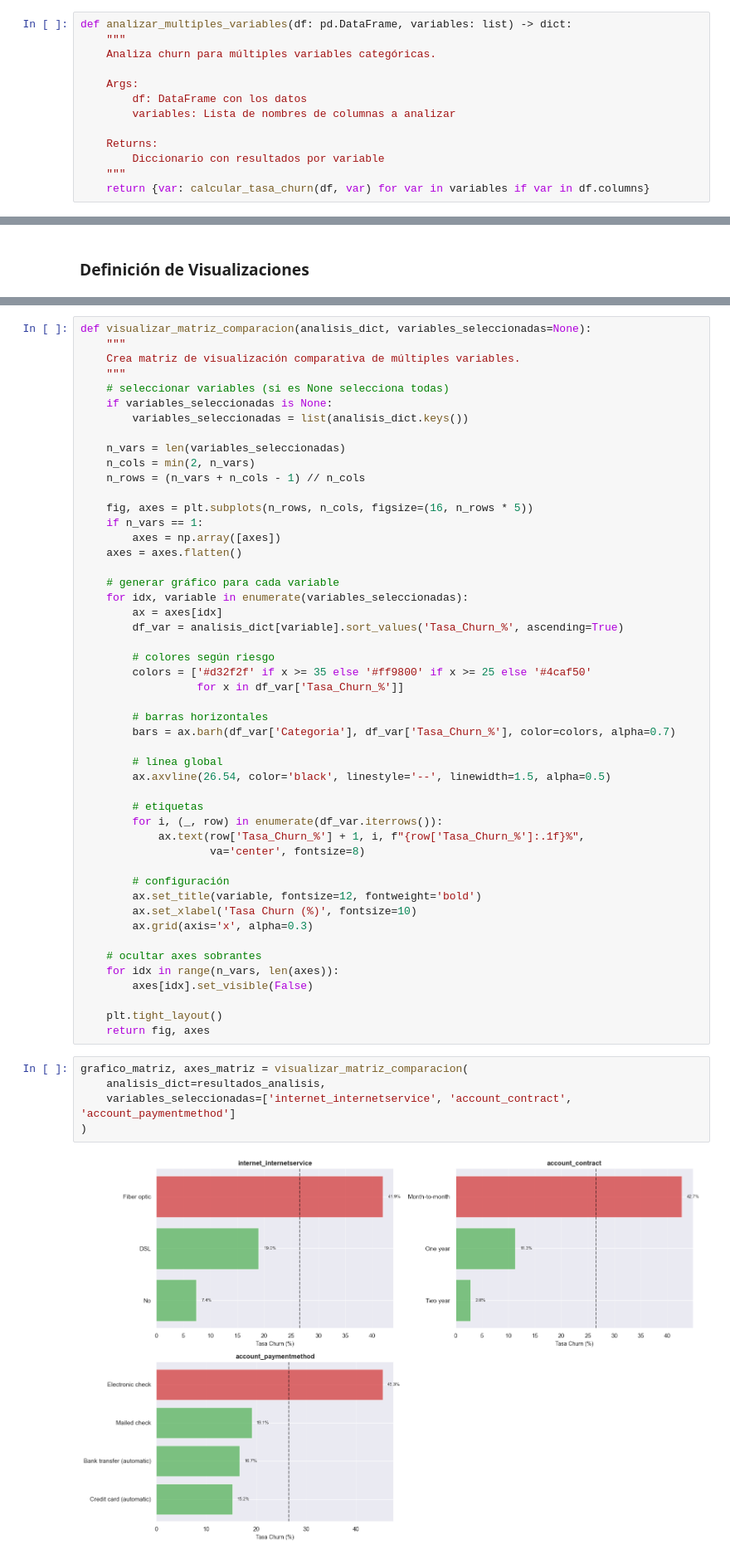
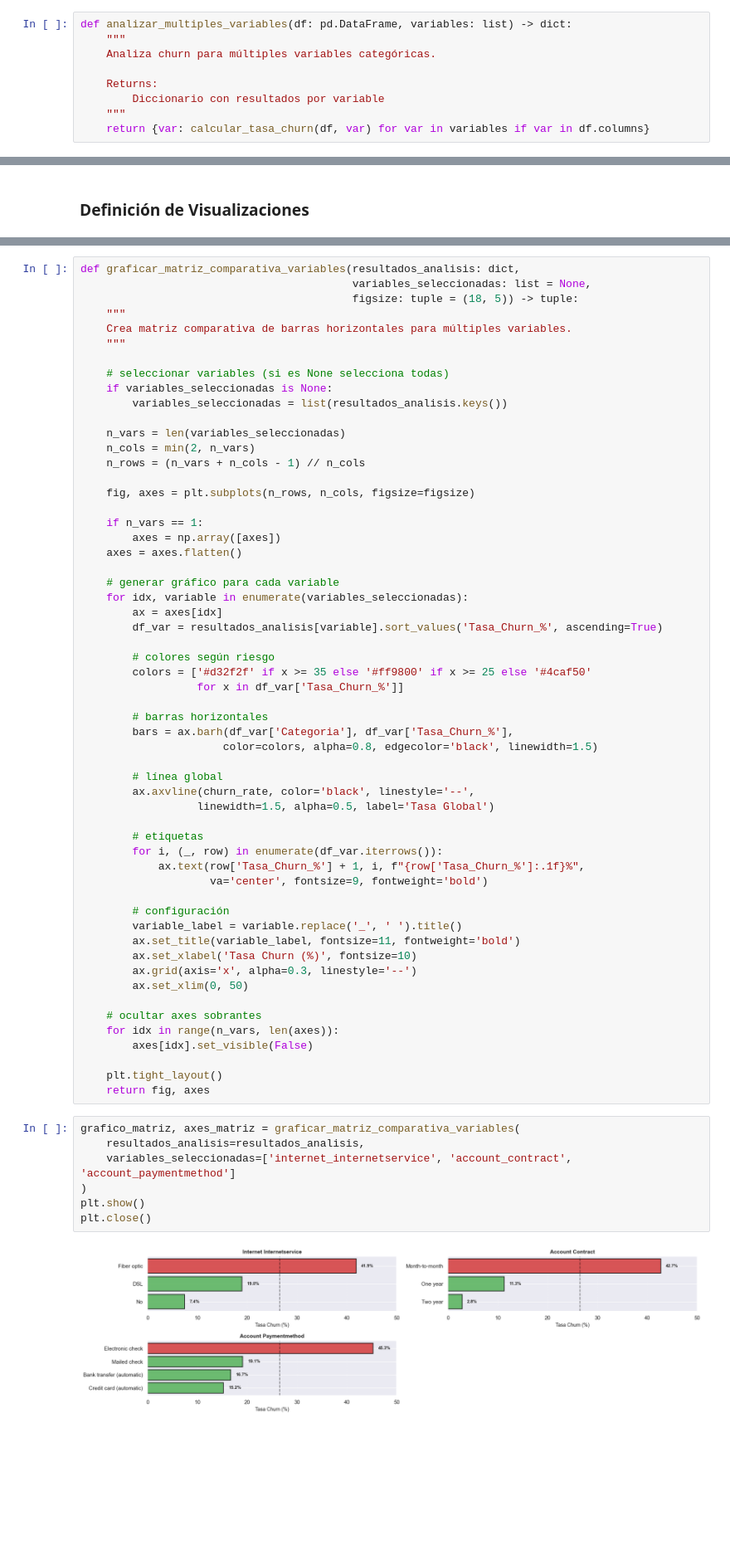
Before and after one commit to marianoInsa/ONE-TelecomX, a Jupyter notebook: Challenge-TelecomX.ipynb, the cells around one changed output, grey strips where cells are left out. Shown at 83% size. Drawn from its saved outputs; the diff is of its cells as text; blank space fills up the shorter version.

```diff
--- a/Challenge-TelecomX.ipynb
+++ b/Challenge-TelecomX.ipynb
@@ -1126,10 +1140,6 @@ def analizar_multiples_variables(df: pd.DataFrame, variables: list) -> dict:
     """
     Analiza churn para múltiples variables categóricas.
 
-    Args:
-        df: DataFrame con los datos
-        variables: Lista de nombres de columnas a analizar
-
     Returns:
         Diccionario con resultados por variable
     """
@@ -1504,17 +1520,21 @@ plt.show()
 # %%
-def visualizar_matriz_comparacion(analisis_dict, variables_seleccionadas=None):
+def graficar_matriz_comparativa_variables(resultados_analisis: dict,
+                                          variables_seleccionadas: list = None,
+                                          figsize: tuple = (18, 5)) -> tuple:
     """
-    Crea matriz de visualización comparativa de múltiples variables.
+    Crea matriz comparativa de barras horizontales para múltiples variables.
     """
+
     # seleccionar variables (si es None selecciona todas)
     if variables_seleccionadas is None:
-        variables_seleccionadas = list(analisis_dict.keys())
+        variables_seleccionadas = list(resultados_analisis.keys())
 
     n_vars = len(variables_seleccionadas)
     n_cols = min(2, n_vars)
     n_rows = (n_vars + n_cols - 1) // n_cols
 
-    fig, axes = plt.subplots(n_rows, n_cols, figsize=(16, n_rows * 5))
+    fig, axes = plt.subplots(n_rows, n_cols, figsize=figsize)
+
     if n_vars == 1:
         axes = np.array([axes])
     axes = axes.flatten()
@@ -1522,27 +1542,31 @@ def visualizar_matriz_comparacion(analisis_dict, variables_seleccionadas=None):
     # generar gráfico para cada variable
     for idx, variable in enumerate(variables_seleccionadas):
         ax = axes[idx]
-        df_var = analisis_dict[variable].sort_values('Tasa_Churn_%', ascending=True)
+        df_var = resultados_analisis[variable].sort_values('Tasa_Churn_%', ascending=True)
 
         # colores según riesgo
         colors = ['#d32f2f' if x >= 35 else '#ff9800' if x >= 25 else '#4caf50'
                   for x in df_var['Tasa_Churn_%']]
 
         # barras horizontales
-        bars = ax.barh(df_var['Categoria'], df_var['Tasa_Churn_%'], color=colors, alpha=0.7)
+        bars = ax.barh(df_var['Categoria'], df_var['Tasa_Churn_%'],
+                      color=colors, alpha=0.8, edgecolor='black', linewidth=1.5)
 
         # línea global
-        ax.axvline(26.54, color='black', linestyle='--', linewidth=1.5, alpha=0.5)
+        ax.axvline(churn_rate, color='black', linestyle='--',
+                  linewidth=1.5, alpha=0.5, label='Tasa Global')
 
         # etiquetas
         for i, (_, row) in enumerate(df_var.iterrows()):
             ax.text(row['Tasa_Churn_%'] + 1, i, f"{row['Tasa_Churn_%']:.1f}%",
-                    va='center', fontsize=8)
+                    va='center', fontsize=9, fontweight='bold')
 
         # configuración
-        ax.set_title(variable, fontsize=12, fontweight='bold')
+        variable_label = variable.replace('_', ' ').title()
+        ax.set_title(variable_label, fontsize=11, fontweight='bold')
         ax.set_xlabel('Tasa Churn (%)', fontsize=10)
-        ax.grid(axis='x', alpha=0.3)
+        ax.grid(axis='x', alpha=0.3, linestyle='--')
+        ax.set_xlim(0, 50)
 
     # ocultar axes sobrantes
     for idx in range(n_vars, len(axes)):
@@ -1551,10 +1575,12 @@ def visualizar_matriz_comparacion(analisis_dict, variables_seleccionadas=None):
     plt.tight_layout()
     return fig, axes
 # %%
-grafico_matriz, axes_matriz = visualizar_matriz_comparacion(
-    analisis_dict=resultados_analisis,
+grafico_matriz, axes_matriz = graficar_matriz_comparativa_variables(
+    resultados_analisis=resultados_analisis,
     variables_seleccionadas=['internet_internetservice', 'account_contract', 'account_paymentmethod']
 )
+plt.show()
+plt.close()
 # %% [output]
-[figure, old version]
+[figure, new version]
 # %%
```
Also changed, not shown: parts of 33 cells of this notebook.
